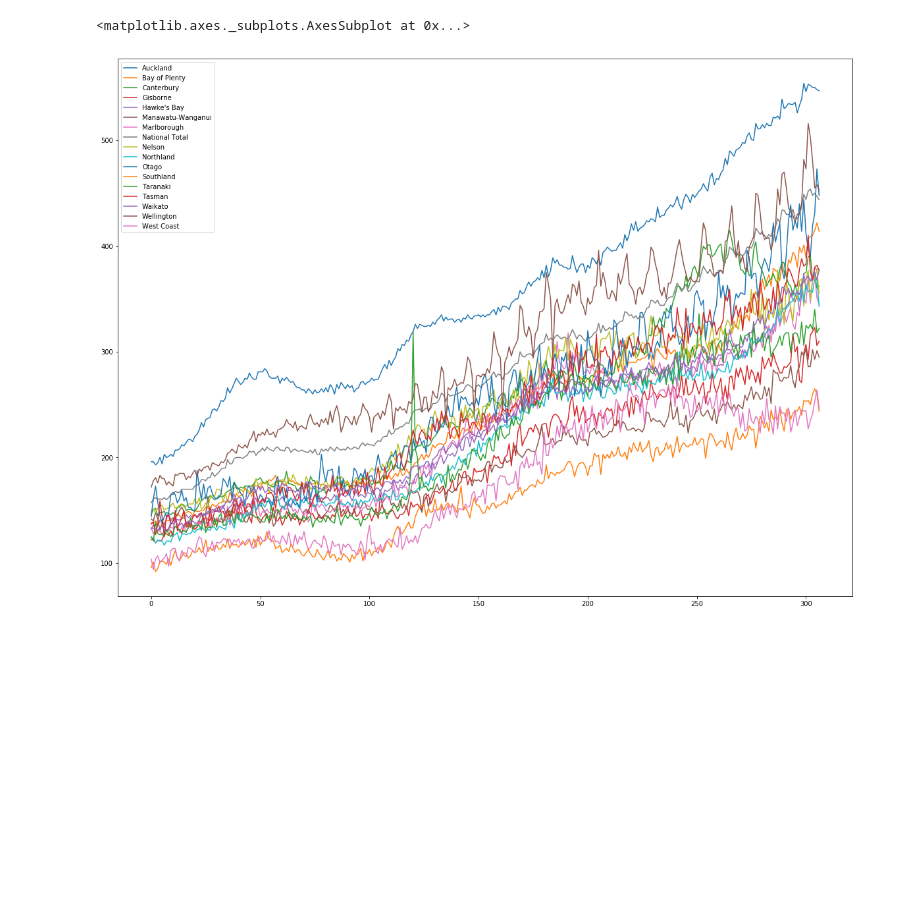
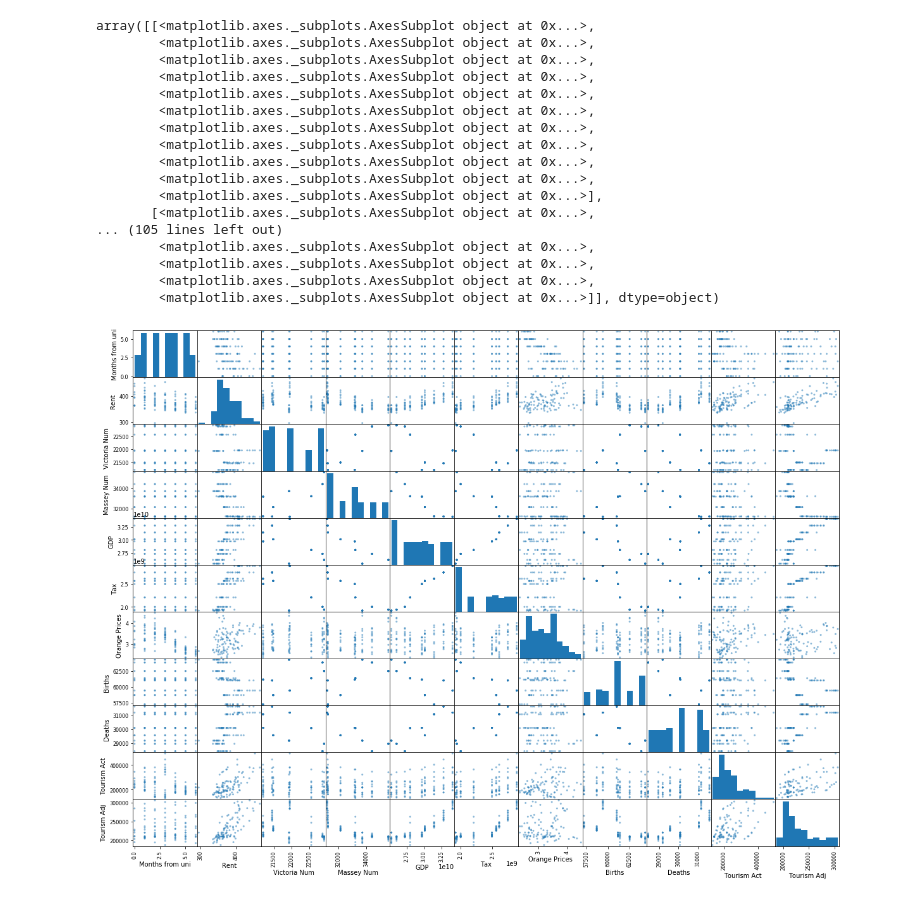
Before and after one commit to HarrisonBacordo/MLPipeline, a Jupyter notebook: A2/A2.ipynb, the cells around one changed output. Saved outputs shown, nothing was run; the diff lists cells and outputs as text; code cells hidden in the pictures; blank space fills up the shorter version.

Commit message:
more datasets; jupyter pipeline

```diff
--- a/A2/A2.ipynb
+++ b/A2/A2.ipynb
@@ -4,19 +4,39 @@ import matplotlib.pyplot as plt
 import os
 import matplotlib.dates as mdates
 import numpy as np
+from sklearn.preprocessing import Imputer, MinMaxScaler
+%matplotlib inline
 
-MEAN_RENT_PATH = os.path.join("..", "datasets")
-STUDENT_COUNT_PATH = os.path.join("..", "datasets")
+DATASET_PATH = os.path.join("..", "datasets")
 
 
-def load_rent_data(mean_rent_path=MEAN_RENT_PATH, student_count_path=STUDENT_COUNT_PATH):
-    rent_csv = os.path.join(mean_rent_path, "region-mean-rents.csv")
-    students_csv = os.path.join(student_count_path, "enrolments.csv")
-    return pd.read_csv(rent_csv), pd.read_csv(students_csv)
-rent_data, students_data = load_rent_data()
-%matplotlib inline
+def load_rent_data(mean_rent_path=DATASET_PATH):
+    rent_csv = os.path.join(mean_rent_path, "final_dataset_tester1.csv")
+    return pd.read_csv(rent_csv)
+dataset = load_rent_data()
-# %%
-rent_data.plot(figsize=(20,15))
-# %% [output]
-<matplotlib.axes._subplots.AxesSubplot at 0x...>
-[figure, removed]
+# %%
+imputer = Imputer(strategy="median")
+imputer.fit(dataset)
+X = imputer.transform(dataset)
+dataset_tr = pd.DataFrame(X, columns=dataset.columns)
+from pandas.plotting import scatter_matrix
+scatter_matrix(dataset_tr, figsize=(20,15))
+# %% [output]
+array([[<matplotlib.axes._subplots.AxesSubplot object at 0x...>,
+        <matplotlib.axes._subplots.AxesSubplot object at 0x...>,
+        <matplotlib.axes._subplots.AxesSubplot object at 0x...>,
+        <matplotlib.axes._subplots.AxesSubplot object at 0x...>,
+        <matplotlib.axes._subplots.AxesSubplot object at 0x...>,
+        <matplotlib.axes._subplots.AxesSubplot object at 0x...>,
+        <matplotlib.axes._subplots.AxesSubplot object at 0x...>,
+        <matplotlib.axes._subplots.AxesSubplot object at 0x...>,
+        <matplotlib.axes._subplots.AxesSubplot object at 0x...>,
+        <matplotlib.axes._subplots.AxesSubplot object at 0x...>,
+        <matplotlib.axes._subplots.AxesSubplot object at 0x...>],
+       [<matplotlib.axes._subplots.AxesSubplot object at 0x...>,
+... (105 lines left out)
+        <matplotlib.axes._subplots.AxesSubplot object at 0x...>,
+        <matplotlib.axes._subplots.AxesSubplot object at 0x...>,
+        <matplotlib.axes._subplots.AxesSubplot object at 0x...>,
+        <matplotlib.axes._subplots.AxesSubplot object at 0x...>]], dtype=object)
+[figure, added]
```
Also changed, not shown: parts of 5 cells of this notebook, 12 other files.
